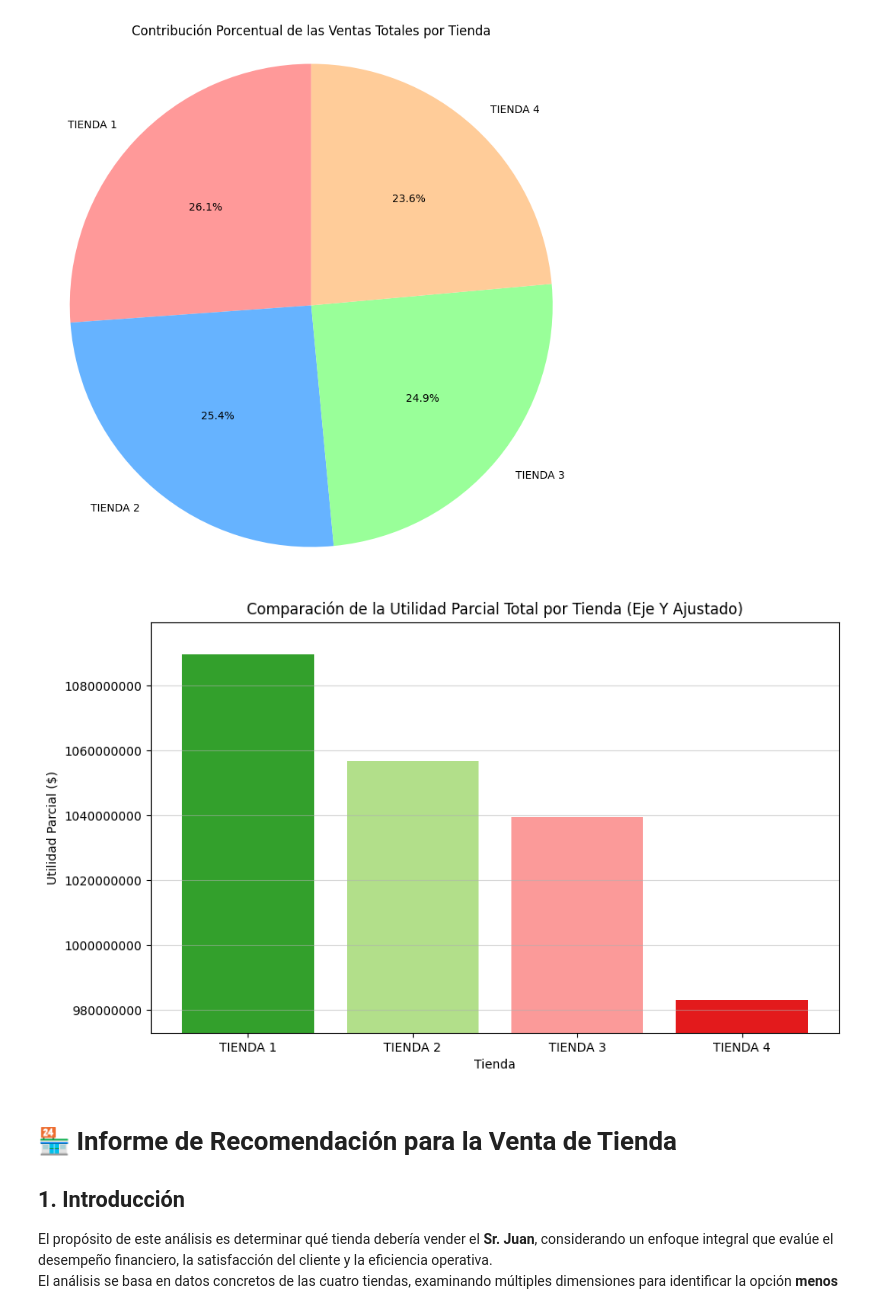
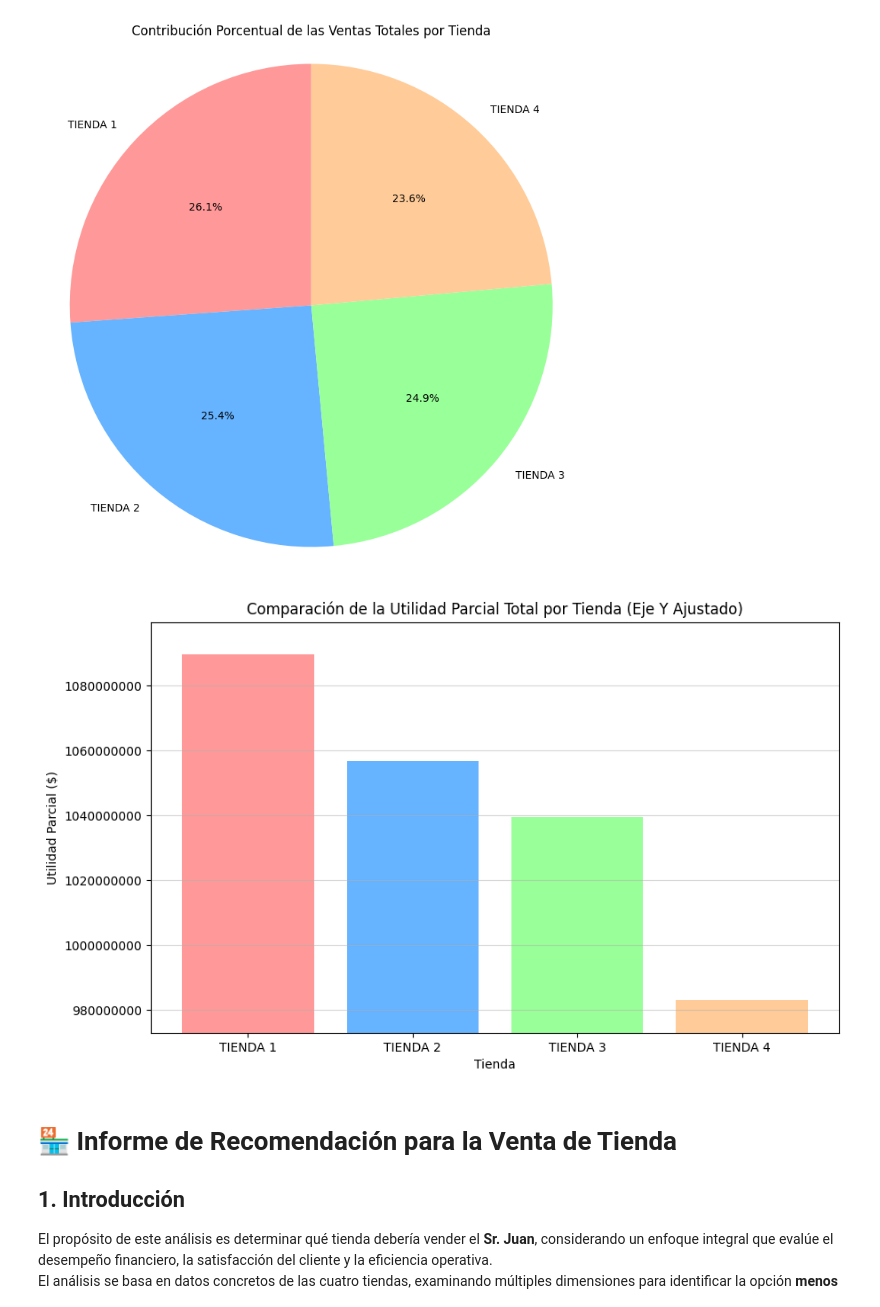
Before and after one commit to navaworkingspaces-collab/challengeone-data-science, a Jupyter notebook: Challenge1.ipynb, the cells around one changed output. Drawn from its saved outputs; the diff is of its cells as text; code cells hidden in the pictures.

```diff
--- a/Challenge1.ipynb
+++ b/Challenge1.ipynb
@@ -362,21 +362,21 @@ plt.show()
 # %%
 etiquetas_utilidad = utilidad_df['TIENDA']
 valores_utilidad = utilidad_df['UTILIDAD PARCIAL']
 valor_minimo_utilidad = min(valores_utilidad) - 10000000
 
 plt.figure(figsize=(10, 6))
 plt.bar(etiquetas_utilidad,
         valores_utilidad,
-        color=['#33a02c', '#b2df8a', '#fb9a99', '#e31a1c'])
+        color=['#ff9999','#66b3ff','#99ff99','#ffcc99'])
 plt.ylim(valor_minimo_utilidad, max(valores_utilidad) + 10000000)
 plt.ticklabel_format(style='plain', axis='y')
 plt.title('Comparación de la Utilidad Parcial Total por Tienda (Eje Y Ajustado)')
 plt.xlabel('Tienda')
 plt.ylabel('Utilidad Parcial ($)')
 plt.grid(axis='y', alpha=0.5)
 plt.show()
 # %% [output]
-[figure, old version]
+[figure, new version]
 # %% [markdown]
 # 🏪 **Informe de Recomendación para la Venta de Tienda**
 
```
Also changed, not shown: parts of 3 cells of this notebook.
